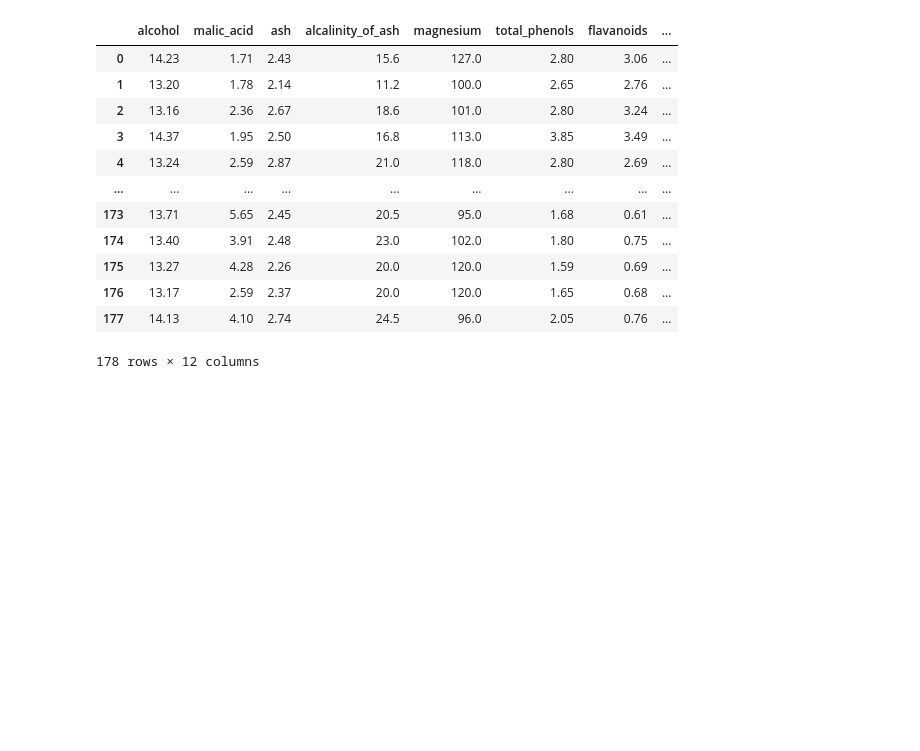
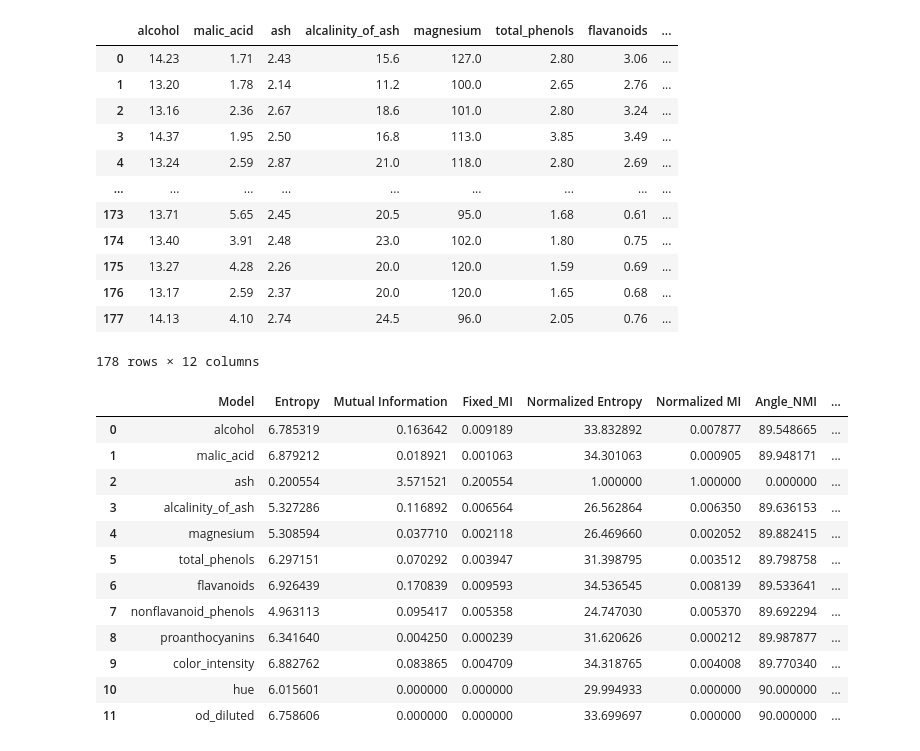
Before and after one commit to AAnzel/Polar-Diagrams-Dashboard, a Jupyter notebook: Source/Main.ipynb, the cells around one changed output. Drawn from its saved outputs; the diff is of its cells as text; code cells hidden in the pictures; blank space fills up the shorter version.

```diff
--- a/Source/Main.ipynb
+++ b/Source/Main.ipynb
@@ -31,3 +35,20 @@ df_wine_data
 | 176 | 13.17 | 2.59 | 2.37 | 20.0 | 120.0 | 1.65 | 0.68 | ... |
 | 177 | 14.13 | 4.10 | 2.74 | 24.5 | 96.0 | 2.05 | 0.76 | ... |
 178 rows × 12 columns
+# %%
+df_td_wine = polar_diagrams.df_calculate_mid_properties(df_wine_data, 'ash')
+df_td_wine
+# %% [output]
+|  | Model | Entropy | Mutual Information | Fixed_MI | Normalized Entropy | Normalized MI | Angle_NMI | ... |
+| 0 | alcohol | 6.785319 | 0.163642 | 0.009189 | 33.832892 | 0.007877 | 89.548665 | ... |
+| 1 | malic_acid | 6.879212 | 0.018921 | 0.001063 | 34.301063 | 0.000905 | 89.948171 | ... |
+| 2 | ash | 0.200554 | 3.571521 | 0.200554 | 1.000000 | 1.000000 | 0.000000 | ... |
+| 3 | alcalinity_of_ash | 5.327286 | 0.116892 | 0.006564 | 26.562864 | 0.006350 | 89.636153 | ... |
+| 4 | magnesium | 5.308594 | 0.037710 | 0.002118 | 26.469660 | 0.002052 | 89.882415 | ... |
+| 5 | total_phenols | 6.297151 | 0.070292 | 0.003947 | 31.398795 | 0.003512 | 89.798758 | ... |
+| 6 | flavanoids | 6.926439 | 0.170839 | 0.009593 | 34.536545 | 0.008139 | 89.533641 | ... |
+| 7 | nonflavanoid_phenols | 4.963113 | 0.095417 | 0.005358 | 24.747030 | 0.005370 | 89.692294 | ... |
+| 8 | proanthocyanins | 6.341640 | 0.004250 | 0.000239 | 31.620626 | 0.000212 | 89.987877 | ... |
+| 9 | color_intensity | 6.882762 | 0.083865 | 0.004709 | 34.318765 | 0.004008 | 89.770340 | ... |
+| 10 | hue | 6.015601 | 0.000000 | 0.000000 | 29.994933 | 0.000000 | 90.000000 | ... |
+| 11 | od_diluted | 6.758606 | 0.000000 | 0.000000 | 33.699697 | 0.000000 | 90.000000 | ... |
```
Also changed, not shown: parts of 5 cells of this notebook.
